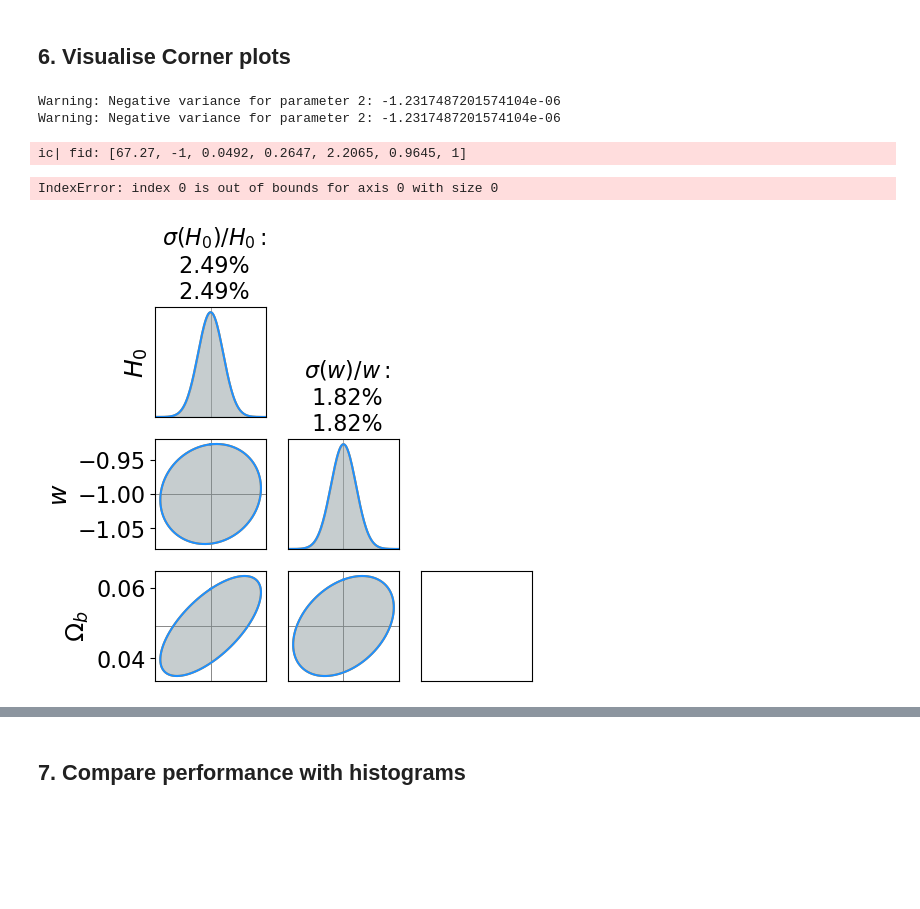
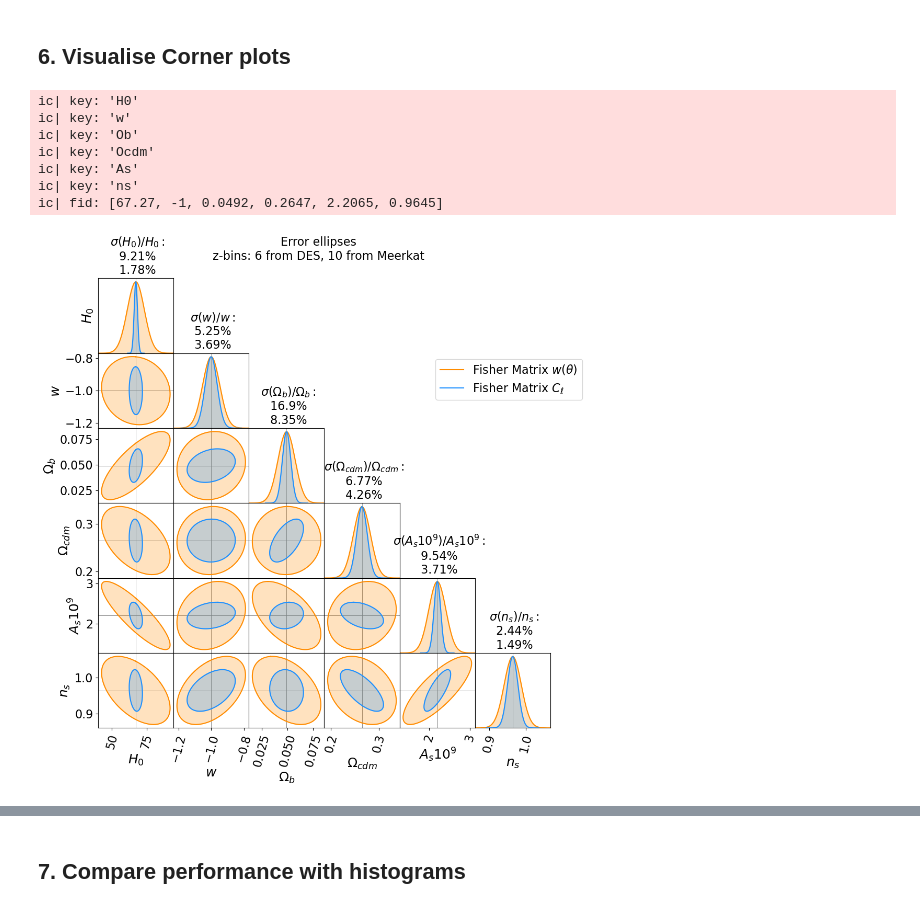
Before and after one commit to GreenTS27/Photo_Surveys-HI_IM-Fisher_Matrix, a Jupyter notebook: Fisher_Matrix_C_ell_vs_w_t.ipynb, the cells around one changed output, grey strips where cells are left out. Drawn from its saved outputs; the diff is of its cells as text; code cells hidden in the pictures; blank space fills up the shorter version.

Commit message:
Fixed wrong f_sky usage. Created better plots for results, Countors and Histogram.

```diff
--- a/Fisher_Matrix_C_ell_vs_w_t.ipynb
+++ b/Fisher_Matrix_C_ell_vs_w_t.ipynb
@@ -1935,9 +2048,9 @@ ic| N_thetas: 100
 # %% [markdown]
 ### 1.4 Cosmology and Magnification bias values
 # %%
-# set_name = "both"
+set_name = "both"
 # set_name = "sz"
-set_name = "beta"
+# set_name = "beta"
 
 ############################# Cosmological parameters ####################################
 # dic_Cosm_param={"parameter_name" : ["par_info", fiducial_value, h_value]
@@ -2048,7 +2161,7 @@ Cov Matrix Calculated!
 # %%
 pars = default_parameters_CAMB(dic_cosmology=dic_cosmology)
 
-dic_derivatives_full = Fisher_derivative_HI(Data_arr_indices_full, arr_z_central, arr_zs, dic_Window,
+dic_derivatives_full = Fisher_derivative_Gal_HI(Data_arr_indices_full, arr_z_central, arr_zs, dic_Window,
                                             full_l_min, full_l_max,
                                             dic_mag_bias, dic_gal_bias, dic_Cosm_param, C_ells_CAMB_derive,
                                             ell_step=ell_step, dic_Gal_HI_id=dic_Gal_HI_id,
@@ -2110,16 +2212,18 @@ Full-correlations
 # save_filename_sz = f"{Survey_Gal}_{N_bins_Gal}zbins_{Survey_HI}_{N_bins_HI}zbins_sz"
 # save_filename_beta = f"{Survey_Gal}_{N_bins_Gal}zbins_{Survey_HI}_{N_bins_HI}zbins_beta"
 # save_filename_both_old = f"{Survey_Gal}_{N_bins_Gal}zbins_{Survey_HI}_{N_bins_HI}zbins_both_test_old"
+# save_filename_both = f"{Survey_Gal}_{N_bins_Gal}zbins_{Survey_HI}_{N_bins_HI}zbins_both"
 
 save_filename_both = f"{Survey_Gal}_{N_bins_Gal}zbins_{Survey_HI}_{N_bins_HI}zbins_both"
+ic(save_filename_both)
 
-Cov_Matrix_full = np.load(F"{folder_name}FisherM_CovM_full_{save_filename_both}.npy")
+Cov_Matrix_both = np.load(F"{folder_name}FisherM_CovM_full_{save_filename_both}.npy")
 
 with open(F"{folder_name}FisherM_deriv_full_{save_filename_both}.pkl", 'rb') as file:
-    dic_derivatives_full = pickle.load(file)
+    dic_derivatives_both = pickle.load(file)
 
 
-
+# ic(save_filename)
 # Cov_Matrix = np.load(F"{folder_name}FisherM_CovM_full_{save_filename}.npy")
 
 # with open(F"{folder_name}FisherM_deriv_full_{save_filename}.pkl", 'rb') as file:
@@ -2130,18 +2236,17 @@ with open(F"{folder_name}FisherM_deriv_full_{save_filename_both}.pkl", 'rb') as
 #                                 full_l_min, l_min, full_l_max, l_max, dic_f_sky, dic_Gal_HI_id=dic_Gal_HI_id,
 #                                 ell_step=ell_step, verbose=True)
 
-Fish_Cl_full = Fisher_Matrix_Cl_better(Data_arr_indices_full, dic_Cosm_param, Cov_Matrix_full, dic_derivatives_full,
+Fish_Cl_full = Fisher_Matrix_Cl_better(Data_arr_indices_full, dic_Cosm_param, Cov_Matrix_both, dic_derivatives_both,
                                 full_l_min, l_min, full_l_max, l_max, dic_f_sky, dic_Gal_HI_id=dic_Gal_HI_id,
                                 ell_step=ell_step, verbose=True)
+
+# Ploting Matrix
+Visualising_F_Matrices( Fish_Cl_full, dic_Cosm_param,
+                        list_titles=[r"Fisher Matrix of $C_\ell$, full",r"Inverse Fisher Matrix of $C_\ell$, full",
+                                    "Resultant Identity Matrix"])
 
 # Saving data
 df_Cl_full = pd.DataFrame(data=Fish_Cl_full.astype(float))
 df_Cl_full.to_csv(F"{folder_name}FisherM_Cl_full_{save_filename}.csv", sep=' ', header=False, float_format='%.8g', index=False)
-# df_Cl_full.to_csv(F"{folder_name}FisherM_Cl_full_{save_filename}_lmin{l_min}_thetaMax{theta_max}.csv",
-#                   sep=' ', header=False, float_format='%.8g', index=False)
-# Ploting Matrix
-Visualising_F_Matrices( Fish_Cl_full, dic_Cosm_param,
-                        list_titles=[r"Fisher Matrix of $C_\ell$, full",r"Inverse Fisher Matrix of $C_\ell$, full",
-                                    "Resultant Identity Matrix"])
 # %% [output]
 Builing diagonal Matrix
@@ -2248,17 +2348,17 @@ array([5.06610934e+02, 1.57294124e+00, 9.96991756e-04, 1.54262784e-02,
 # Importing Fihser Matrices values from  saved data
 
 FIM_Cl_full = np.loadtxt(open(F"{folder_name}FisherM_Cl_full_{save_filename}.csv", "rb"), delimiter=" ", skiprows=0)
-# FIM_w_full  = np.loadtxt(open(F"{folder_name}FisherM_w_full_{ save_filename}.csv", "rb"), delimiter=" ", skiprows=0)
+FIM_w_full  = np.loadtxt(open(F"{folder_name}FisherM_w_full_{ save_filename}.csv", "rb"), delimiter=" ", skiprows=0)
 
 ########################## Corner plots ###################################################################
 fid=[]
 counter = 1
 for key in dic_Cosm_param.keys():
-    fid.append( dic_Cosm_param[key][1] )
-    # if counter < 7:
-    #     ic(key)
-    #     fid.append( dic_Cosm_param[key][1] )
-    # counter+=1
+    # fid.append( dic_Cosm_param[key][1] )
+    if counter < 7:
+        ic(key)
+        fid.append( dic_Cosm_param[key][1] )
+    counter+=1
 ic(fid)
 
 par = [
@@ -2298,37 +2398,40 @@ list_colors = ["slateblue", "firebrick", "dodgerblue", "darkorange"]
 
 
 # Only s(z)
 # Fishers = [ np.linalg.inv(np.linalg.inv(FIM_Cl_auto) [0:4,0:4]),
 #             np.linalg.inv(np.linalg.inv(FIM_w_auto)  [0:4,0:4]),
 #             np.linalg.inv(np.linalg.inv(FIM_Cl_cross)[0:4,0:4]),
 #             np.linalg.inv(np.linalg.inv(FIM_w_cross) [0:4,0:4]) ]
 
 # Only Cosm param
 Fishers = [
-            # np.linalg.inv(np.linalg.inv(FIM_w_full) [:6,:6]),
+            np.linalg.inv(np.linalg.inv(FIM_w_full) [:6,:6]),
             np.linalg.inv(np.linalg.inv(FIM_Cl_full) [:6,:6]),
-            np.linalg.inv(np.linalg.inv(FIM_Cl_full)[:6,:6])
+            # np.linalg.inv(np.linalg.inv(FIM_Cl_full)[:6,:6])
             ]
 
 
 # Fishers = [ FIM_Cl_auto, FIM_w_auto, FIM_Cl_full, FIM_w_full ]
 # Flabels = [ r"Fisher Matrix $C_\ell$, auto", r"Fisher Matrix $w(\theta)$, auto", r"Fisher Matrix $C_\ell$, full", r"Fisher Matrix $w(\theta)$, full" ]
 # CornerPlot( Fishers, fid, par, par_titles, Plot_title, Flabels=Flabels, cores=list_colors, figure_size=(10,8),
 #             Fig_name= name_fig_corner+".png")
 
 # Fishers = [ FIM_Cl_auto, FIM_w_auto]
 # Flabels = [ r"Fisher Matrix $C_\ell$, auto", r"Fisher Matrix $w(\theta)$, auto"  ]
 # CornerPlot( Fishers, fid, par, par_titles, Plot_title,  Flabels=Flabels, cores=[list_colors[0], list_colors[1]] )
 
 # Fishers = [ FIM_w_full, FIM_w_full ]
 # Fishers = [ FIM_Cl_full, FIM_Cl_full ]
 # Fishers = [ FIM_Cl_full, FIM_w_full ]
 Flabels = [ r"Fisher Matrix $w(\theta)$", r"Fisher Matrix $C_\ell$" ]
 CornerPlot( Fishers, fid, par, par_titles, Plot_title, Flabels=Flabels, cores=[list_colors[3], list_colors[2]],
             Fig_name= name_fig_corner+"_full.png", figure_size=(10,10))
 # %% [output]
-Warning: Negative variance for parameter 2: -1.2317487201574104e-06
-Warning: Negative variance for parameter 2: -1.2317487201574104e-06
+ic| key: 'H0'
+ic| key: 'w'
+ic| key: 'Ob'
+ic| key: 'Ocdm'
+ic| key: 'As'
+ic| key: 'ns'
+ic| fid: [67.27, -1, 0.0492, 0.2647, 2.2065, 0.9645]
-ic| fid: [67.27, -1, 0.0492, 0.2647, 2.2065, 0.9645, 1]
-IndexError: index 0 is out of bounds for axis 0 with size 0
-[figure, old version]
+[figure, new version]
```
Also changed, not shown: parts of 23 cells of this notebook.
